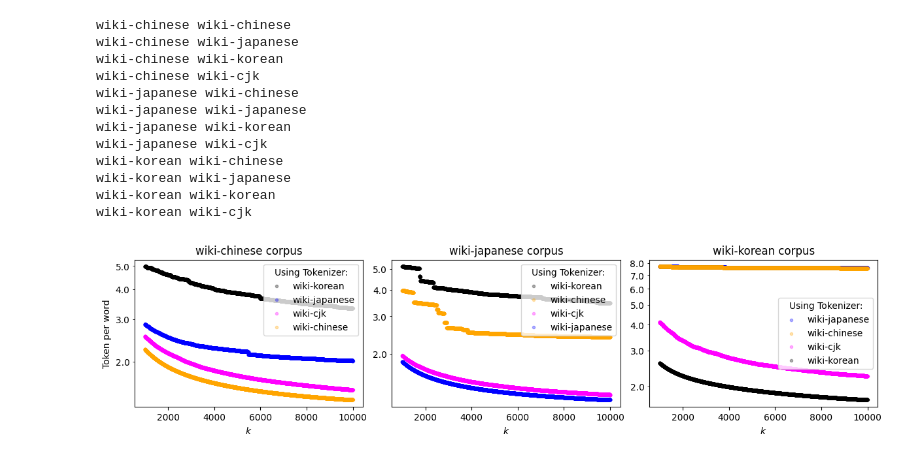
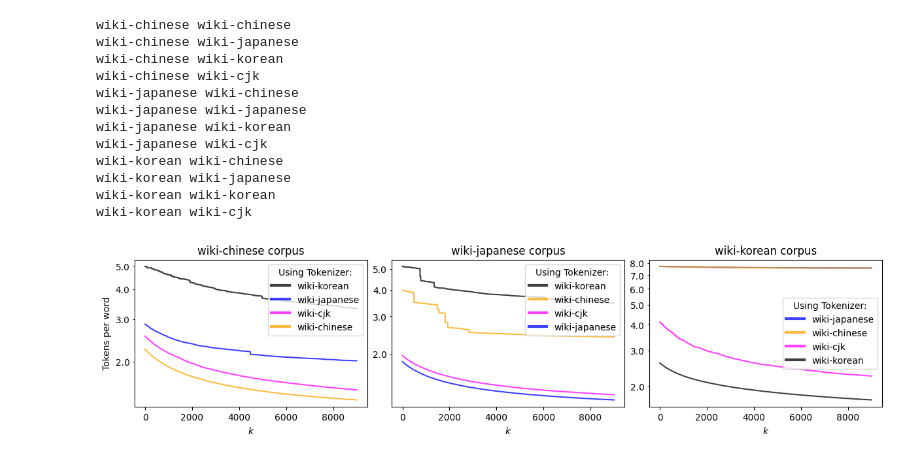
Before and after one commit to shawntan/pcatt, a Jupyter notebook: eval_notebook.ipynb, the cells around one changed output. Saved outputs shown, nothing was run; the diff lists cells and outputs as text; code cells hidden in the pictures.

```diff
--- a/eval_notebook.ipynb
+++ b/eval_notebook.ipynb
@@ -336,12 +340,16 @@ for domain, stop in [('un',5000),('arxiv',5000),('wiki',10000),('pubmed',10000)]
 # %%
 fig, axs = plt.subplots(1,4, figsize=(10,3), layout='constrained')
 for idx, domain in enumerate(['un', 'arxiv', 'wiki', 'pubmed']):
-    axs[idx].plot(common_count[domain], color='k', alpha=.5, label='common')
-    axs[idx].plot(greed_ex_count[domain], color="blue", alpha=.5, label='difference')
+    axs[idx].plot(common_count[domain], color='k', alpha=.75, label='common')
+    axs[idx].plot(greed_ex_count[domain], color="blue", alpha=.75, label='difference')
 #     plt.plot(bpe_ex_count[domain], color="orange", alpha=.5, label='bpe')
     axs[idx].set_title(suptitles[idx])
-    axs[idx].legend()
-    axs[idx].set_ylabel('Qty common tokens')
+    legend = axs[idx].legend()
+    if idx == 0:
+        axs[idx].set_ylabel('Number of Tokens')
     axs[idx].set_xlabel('$k$')
+    for leg_obj in legend.get_lines():
+        leg_obj.set_linewidth(3.0)
+    plt.savefig("images/common.png", dpi=600)
 plt.show()
 # %% [output]
@@ -380,10 +388,11 @@ for idx, domain in enumerate(['un', 'arxiv', 'wiki', 'pubmed']):
     _, __, mp_totals = read_cpp_res(domain)
     _, __, mc_totals = read_cpp_max_cover(domain)
     totals = np.array(mp_totals)/np.array(mc_totals)
-    axs[idx].scatter(range(len(totals)), totals, marker='.')
+    axs[idx].scatter(range(len(totals)), totals, marker='.', s=1, color='k')
     axs[idx].set_title(suptitles[idx])
     if idx == 0:
-        axs[idx].set_ylabel('greed-mp/greed-mc')
+        axs[idx].set_ylabel('$d_{inst}$')
     axs[idx].set_xlabel('$k$')
+plt.savefig("images/bound_plots.png", dpi=600)
 plt.show()
 # %% [output]
@@ -427,23 +436,28 @@ wiki-korean wiki-cjk
 # %%
 from matplotlib import ticker
 
 fig, axs = plt.subplots(1,3, constrained_layout=True, figsize=(12,3))
 colors = ['orange','blue','black','magenta']
 for idx, domain in enumerate([f'wiki-chinese',f'wiki-japanese',f'wiki-korean',]):
     i,j = scope = 1000,10000
     order = sorted([(tk,colors[t],tpw[domain][tk][-1]) for t,tk in enumerate(['wiki-chinese', 'wiki-japanese', 'wiki-korean', 'wiki-cjk'])],
                   key = lambda x:x[-1], reverse=True)
     axs[idx].set_yscale("log")
     axs[idx].yaxis.set_minor_formatter(ticker.ScalarFormatter())
     for tk, color, _ in order:
-        axs[idx].scatter(range(len(tpw[domain][tk]))[i:j], tpw[domain][tk][i:j], color=color, marker='.', alpha=.3, label=f'{tk}')
+        axs[idx].plot(#range(len(tpw[domain][tk]))[i:j],
+                         tpw[domain][tk][i:j], color=color, alpha=.75, label=f'{tk}')
 
     axs[idx].set_xlabel("$k$")
     inspect = int((i+j)/2)
     axs[idx].set_title(domain + ' corpus')
-    axs[idx].legend(title="Using Tokenizer:")
-axs[0].set_ylabel("Token per word")
+    legend = axs[idx].legend(title="Using Tokenizer:")
+    for leg_obj in legend.get_lines():
+        leg_obj.set_linewidth(3.0)
+
+axs[0].set_ylabel("Tokens per word")
+plt.savefig("images/cjk.png", dpi=600)
 plt.show()
 #seamlessly combine different merge/cover sequences
 # %% [output]
-[figure, old version]
+[figure, new version]
```
Also changed, not shown: parts of 3 cells of this notebook, 1 other file.
